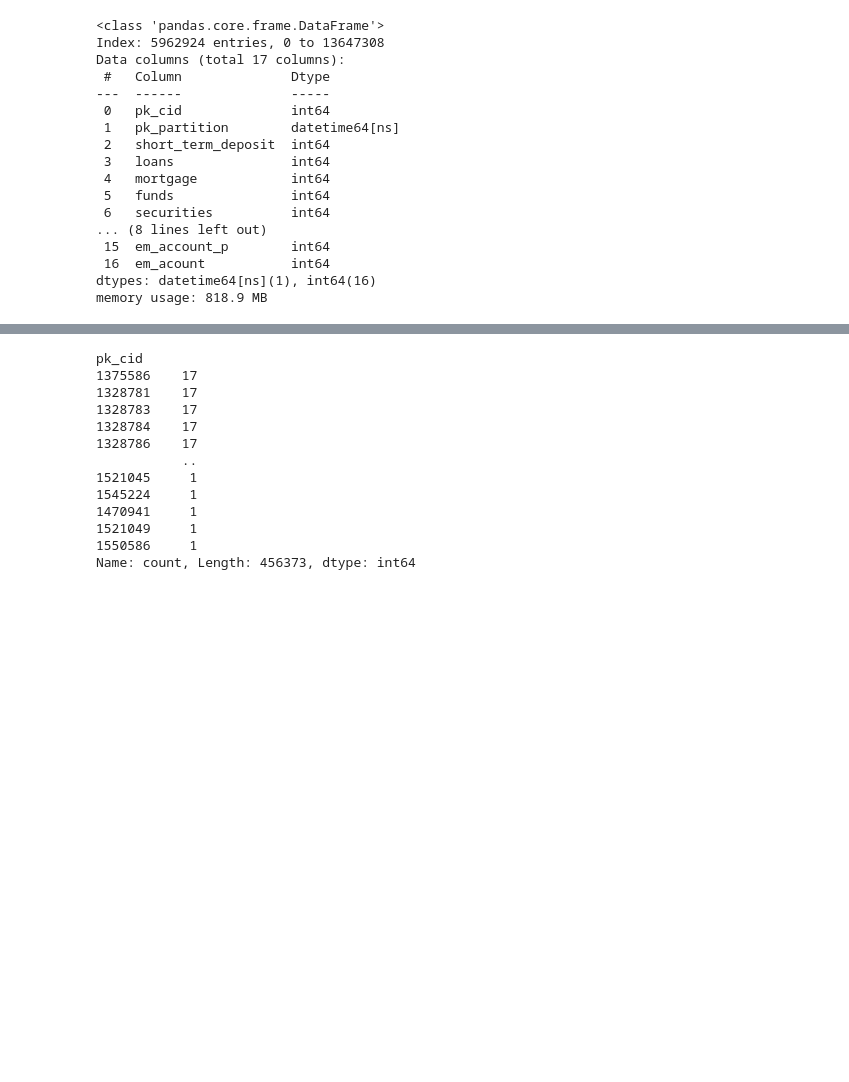
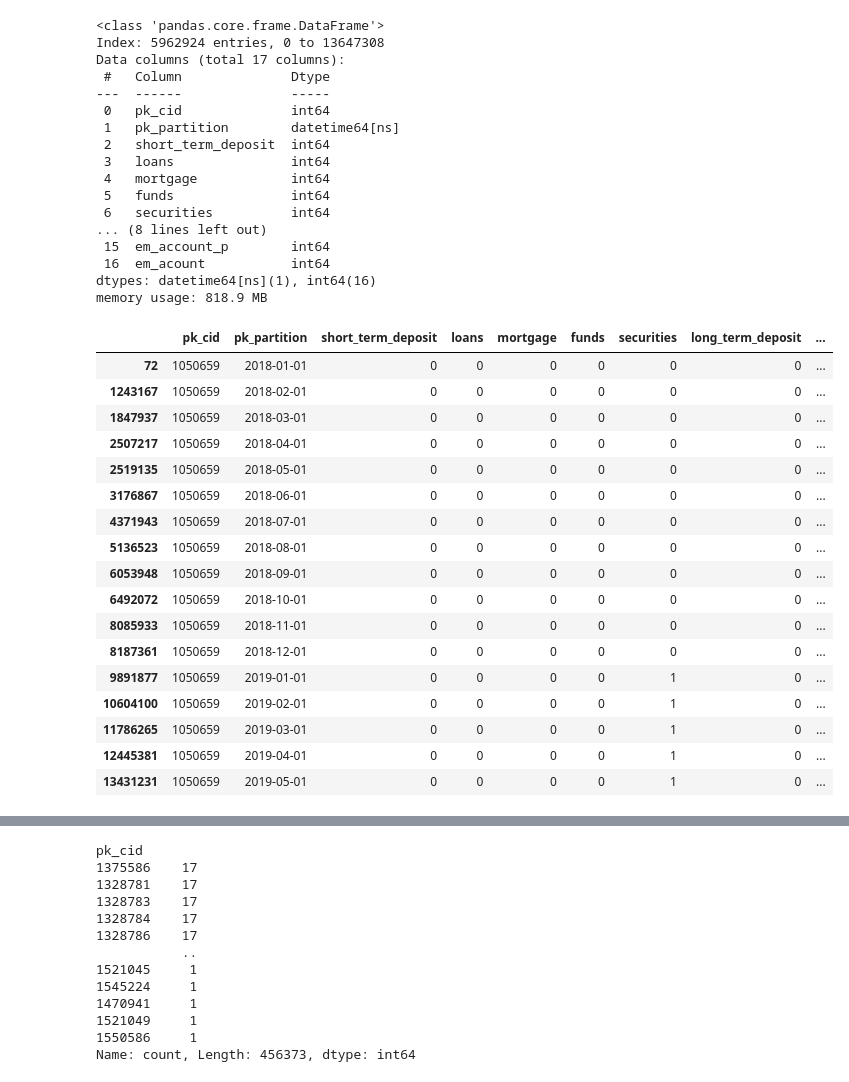
Before and after one commit to Orlan-138/TFM-EasyMoney, a Jupyter notebook: customer_products/customer_products.ipynb, the cells around one changed output, grey strips where cells are left out. Drawn from its saved outputs; the diff is of its cells as text; code cells hidden in the pictures; blank space fills up the shorter version.

```diff
--- a/customer_products/customer_products.ipynb
+++ b/customer_products/customer_products.ipynb
@@ -138,6 +138,27 @@ dtypes: datetime64[ns](1), int64(16)
 memory usage: 818.9 MB
 # %%
 df_cust_prod_clean = df_cust_prod.copy()
+# %%
+df_cust_prod_clean.loc[df_cust_prod_clean['pk_cid'] == 1050659]
+# %% [output]
+|  | pk_cid | pk_partition | short_term_deposit | loans | mortgage | funds | securities | long_term_deposit | ... |
+| 72 | 1050659 | 2018-01-01 | 0 | 0 | 0 | 0 | 0 | 0 | ... |
+| 1243167 | 1050659 | 2018-02-01 | 0 | 0 | 0 | 0 | 0 | 0 | ... |
+| 1847937 | 1050659 | 2018-03-01 | 0 | 0 | 0 | 0 | 0 | 0 | ... |
+| 2507217 | 1050659 | 2018-04-01 | 0 | 0 | 0 | 0 | 0 | 0 | ... |
+| 2519135 | 1050659 | 2018-05-01 | 0 | 0 | 0 | 0 | 0 | 0 | ... |
+| 3176867 | 1050659 | 2018-06-01 | 0 | 0 | 0 | 0 | 0 | 0 | ... |
+| 4371943 | 1050659 | 2018-07-01 | 0 | 0 | 0 | 0 | 0 | 0 | ... |
+| 5136523 | 1050659 | 2018-08-01 | 0 | 0 | 0 | 0 | 0 | 0 | ... |
+| 6053948 | 1050659 | 2018-09-01 | 0 | 0 | 0 | 0 | 0 | 0 | ... |
+| 6492072 | 1050659 | 2018-10-01 | 0 | 0 | 0 | 0 | 0 | 0 | ... |
+| 8085933 | 1050659 | 2018-11-01 | 0 | 0 | 0 | 0 | 0 | 0 | ... |
+| 8187361 | 1050659 | 2018-12-01 | 0 | 0 | 0 | 0 | 0 | 0 | ... |
+| 9891877 | 1050659 | 2019-01-01 | 0 | 0 | 0 | 0 | 1 | 0 | ... |
+| 10604100 | 1050659 | 2019-02-01 | 0 | 0 | 0 | 0 | 1 | 0 | ... |
+| 11786265 | 1050659 | 2019-03-01 | 0 | 0 | 0 | 0 | 1 | 0 | ... |
+| 12445381 | 1050659 | 2019-04-01 | 0 | 0 | 0 | 0 | 1 | 0 | ... |
+| 13431231 | 1050659 | 2019-05-01 | 0 | 0 | 0 | 0 | 1 | 0 | ... |
 # %%
 # Observamos que nadie tiene contratado el producto em_account_pp (tendencia de cuenta easyMoney++)
 df_cust_prod_clean.describe().T
```
Also changed, not shown: parts of 4 cells of this notebook.
